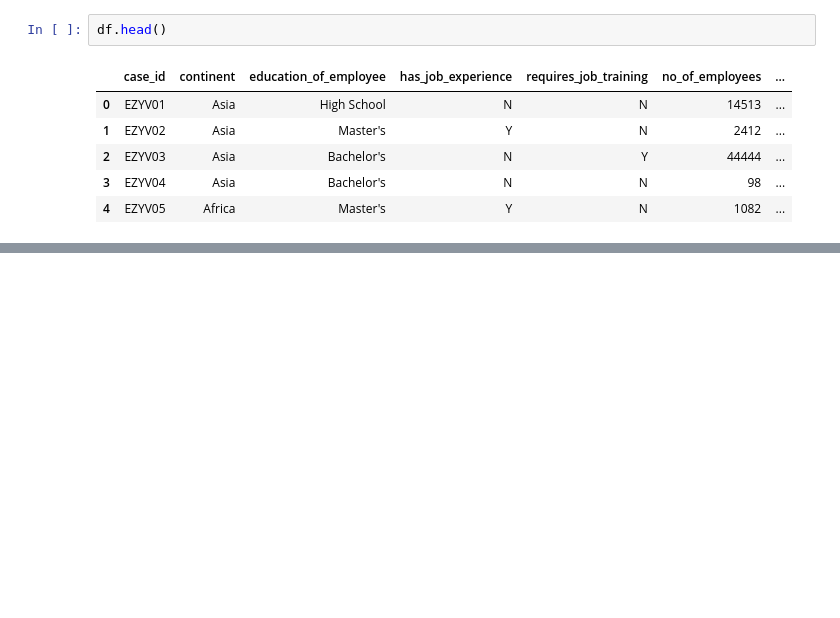
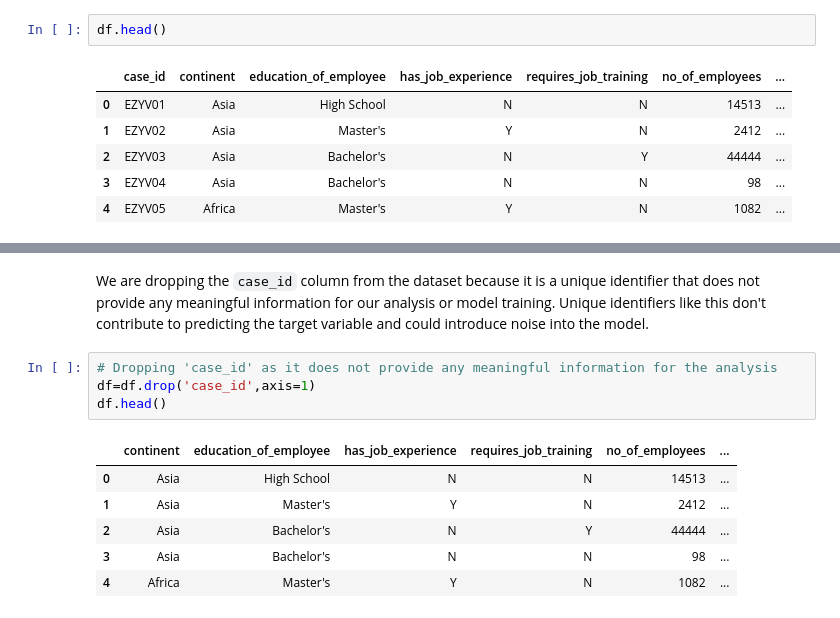
Before and after one commit to MRameezU/MLOPs_Classification_Problem, a Jupyter notebook: notebook/02_Feature_Engineering_&_Model_Training.ipynb, the cells around one changed output, grey strips where cells are left out. Saved outputs shown, nothing was run; the diff lists cells and outputs as text; blank space fills up the shorter version.

```diff
--- a/notebook/02_Feature_Engineering_&_Model_Training.ipynb
+++ b/notebook/02_Feature_Engineering_&_Model_Training.ipynb
@@ -35,0 +98,13 @@ df.head()
+# %% [markdown]
+We are dropping the `case_id` column from the dataset because it is a unique identifier that does not provide any meaningful information for our analysis or model training. Unique identifiers like this don't contribute to predicting the target variable and could introduce noise into the model.
+# %%
+# Dropping 'case_id' as it does not provide any meaningful information for the analysis
+df=df.drop('case_id',axis=1)
+df.head()
+# %% [output]
+|  | continent | education_of_employee | has_job_experience | requires_job_training | no_of_employees | ... |
+| 0 | Asia | High School | N | N | 14513 | ... |
+| 1 | Asia | Master's | Y | N | 2412 | ... |
+| 2 | Asia | Bachelor's | N | Y | 44444 | ... |
+| 3 | Asia | Bachelor's | N | N | 98 | ... |
+| 4 | Africa | Master's | Y | N | 1082 | ... |
```
Also changed, not shown: parts of 32 cells of this notebook.
